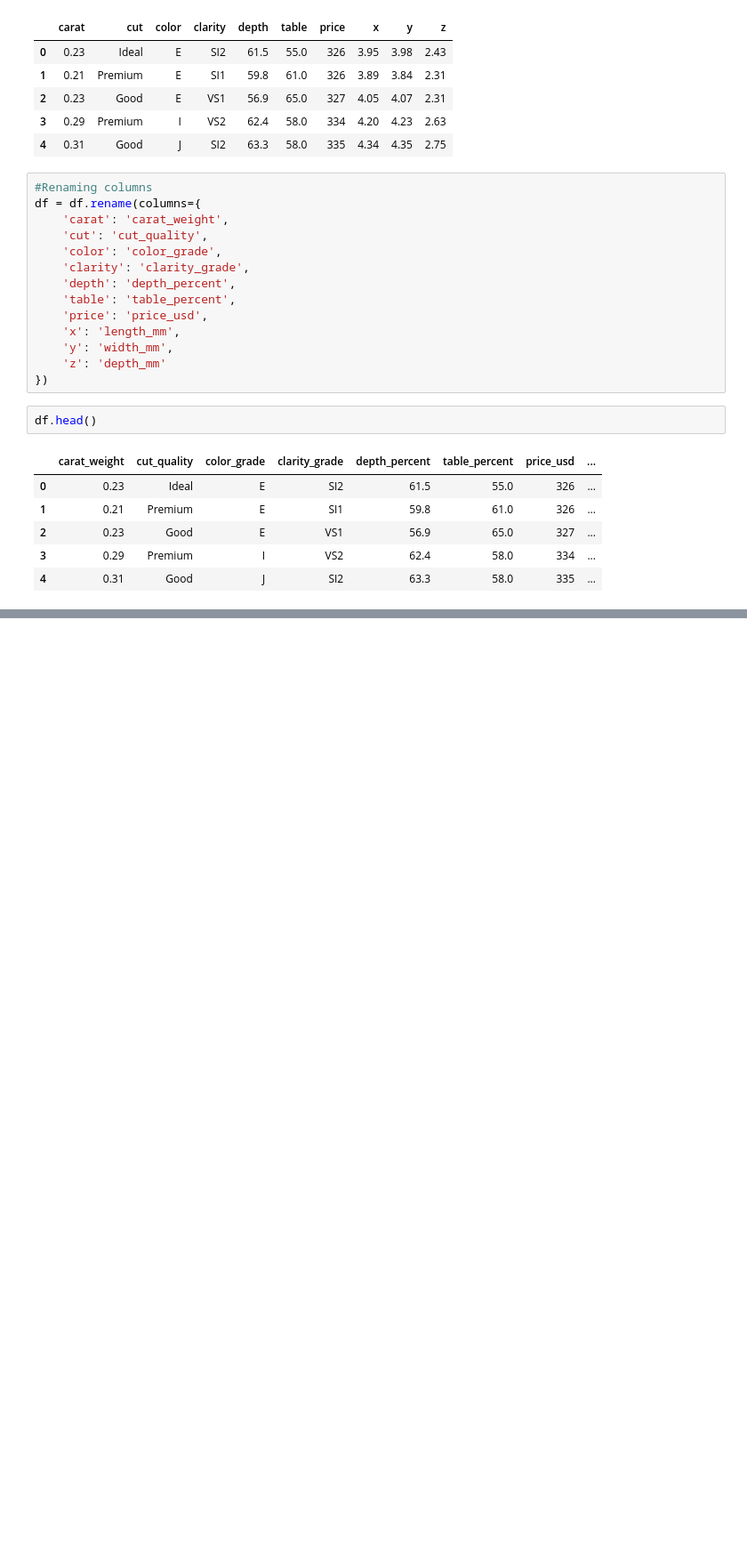
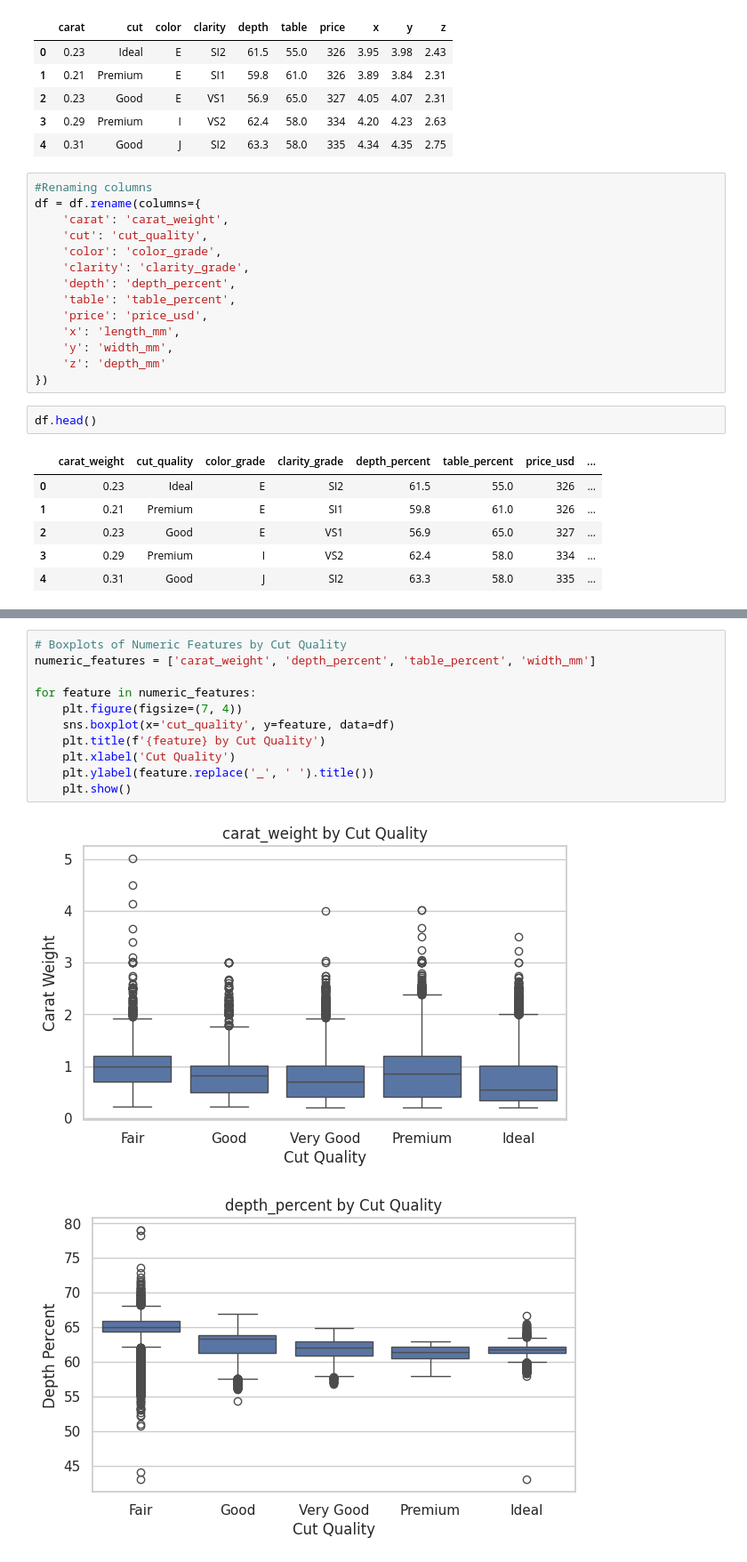
Before and after one commit to Krishnapabbu17/diamonds-analysis, a Jupyter notebook: DataScienceProject.ipynb, the cells around one changed output, grey strips where cells are left out. Shown: that part at 89% size. Drawn from its saved outputs; the diff is of its cells as text; blank space fills up the shorter version.

```diff
--- a/DataScienceProject.ipynb
+++ b/DataScienceProject.ipynb
@@ -203,0 +221,14 @@ df.head()
+# %%
+# Boxplots of Numeric Features by Cut Quality
+numeric_features = ['carat_weight', 'depth_percent', 'table_percent', 'width_mm']
+
+for feature in numeric_features:
+    plt.figure(figsize=(7, 4))
+    sns.boxplot(x='cut_quality', y=feature, data=df)
+    plt.title(f'{feature} by Cut Quality')
+    plt.xlabel('Cut Quality')
+    plt.ylabel(feature.replace('_', ' ').title())
+    plt.show()
+# %% [output]
+[figure, added]
+[figure, added]
```
Also changed, not shown: parts of 6 cells of this notebook.
